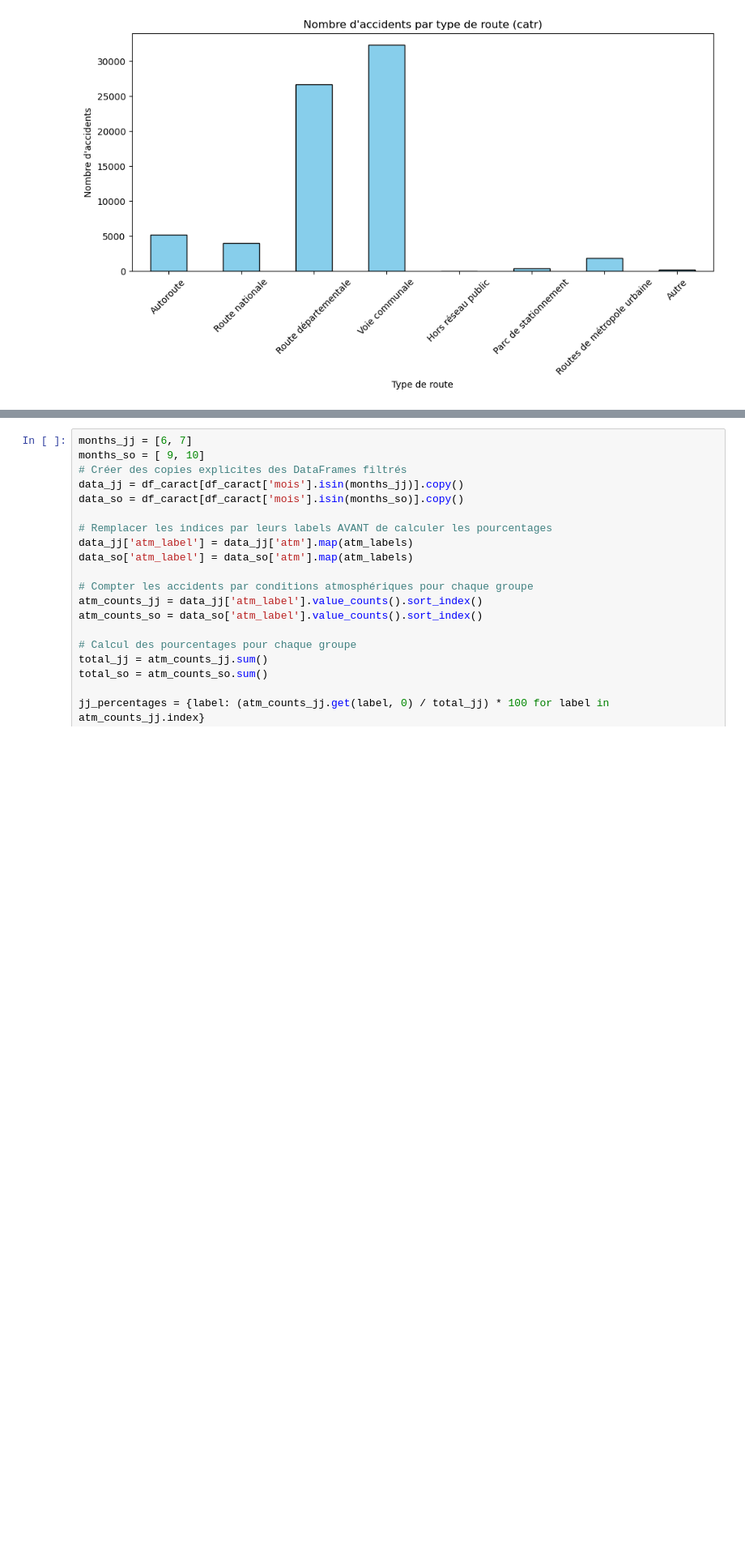
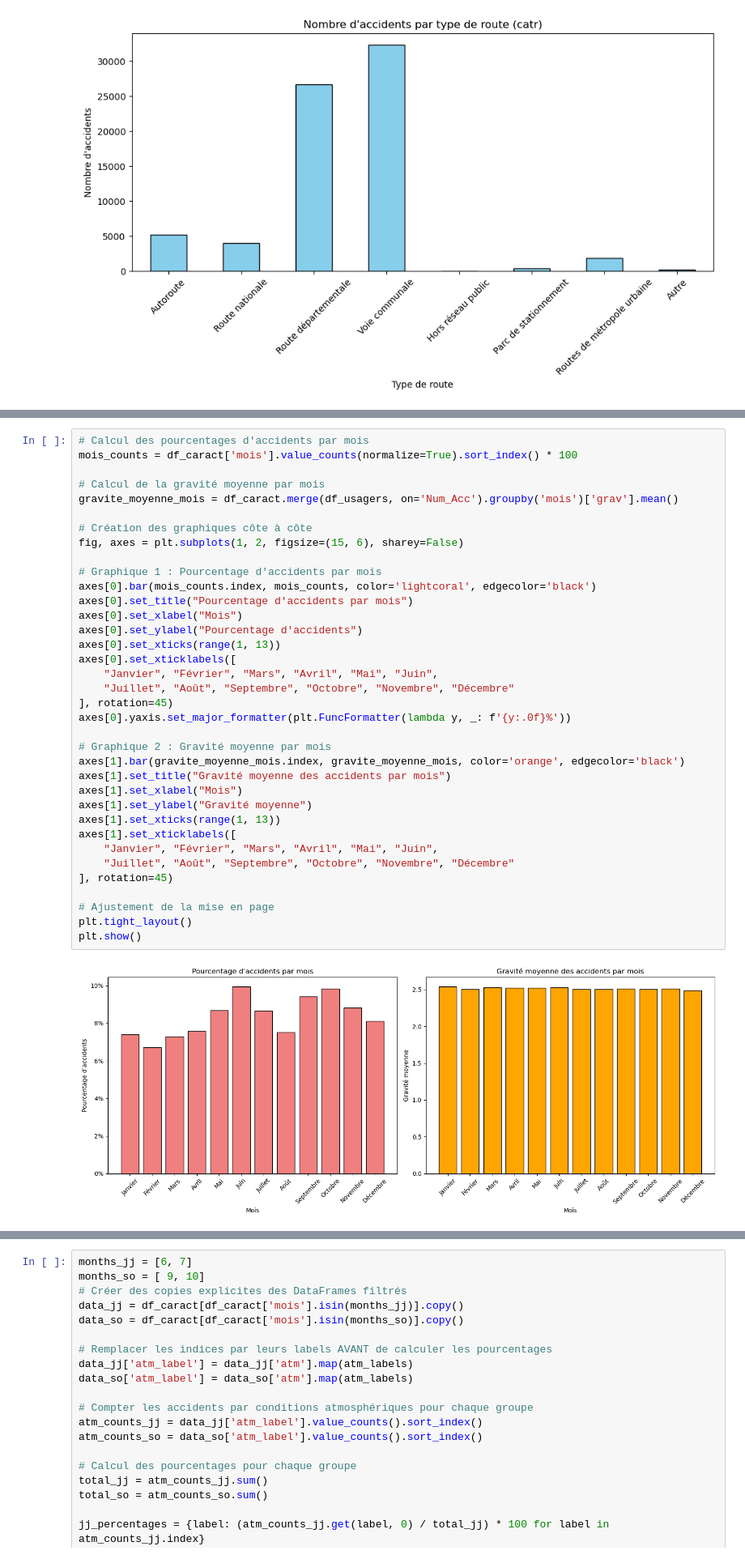
Before and after one commit to ABE-svg/Projet-Python-pour-la-Data-Science, a Jupyter notebook: analyse_caract_lieux.ipynb, the cells around one changed output, grey strips where cells are left out. Shown at 81% size. Saved outputs shown, nothing was run; the diff lists cells and outputs as text; blank space fills up the shorter version.

```diff
--- a/analyse_caract_lieux.ipynb
+++ b/analyse_caract_lieux.ipynb
@@ -358,0 +389,38 @@ plt.show()
+# %%
+# Calcul des pourcentages d'accidents par mois
+mois_counts = df_caract['mois'].value_counts(normalize=True).sort_index() * 100
+
+# Calcul de la gravité moyenne par mois
+gravite_moyenne_mois = df_caract.merge(df_usagers, on='Num_Acc').groupby('mois')['grav'].mean()
+
+# Création des graphiques côte à côte
+fig, axes = plt.subplots(1, 2, figsize=(15, 6), sharey=False)
+
+# Graphique 1 : Pourcentage d'accidents par mois
+axes[0].bar(mois_counts.index, mois_counts, color='lightcoral', edgecolor='black')
+axes[0].set_title("Pourcentage d'accidents par mois")
+axes[0].set_xlabel("Mois")
+axes[0].set_ylabel("Pourcentage d'accidents")
+axes[0].set_xticks(range(1, 13))
+axes[0].set_xticklabels([
+    "Janvier", "Février", "Mars", "Avril", "Mai", "Juin",
+    "Juillet", "Août", "Septembre", "Octobre", "Novembre", "Décembre"
+], rotation=45)
+axes[0].yaxis.set_major_formatter(plt.FuncFormatter(lambda y, _: f'{y:.0f}%'))
+
+# Graphique 2 : Gravité moyenne par mois
+axes[1].bar(gravite_moyenne_mois.index, gravite_moyenne_mois, color='orange', edgecolor='black')
+axes[1].set_title("Gravité moyenne des accidents par mois")
+axes[1].set_xlabel("Mois")
+axes[1].set_ylabel("Gravité moyenne")
+axes[1].set_xticks(range(1, 13))
+axes[1].set_xticklabels([
+    "Janvier", "Février", "Mars", "Avril", "Mai", "Juin",
+    "Juillet", "Août", "Septembre", "Octobre", "Novembre", "Décembre"
+], rotation=45)
+
+# Ajustement de la mise en page
+plt.tight_layout()
+plt.show()
+# %% [output]
+[figure, added]
```
Also changed, not shown: parts of 15 cells of this notebook.
